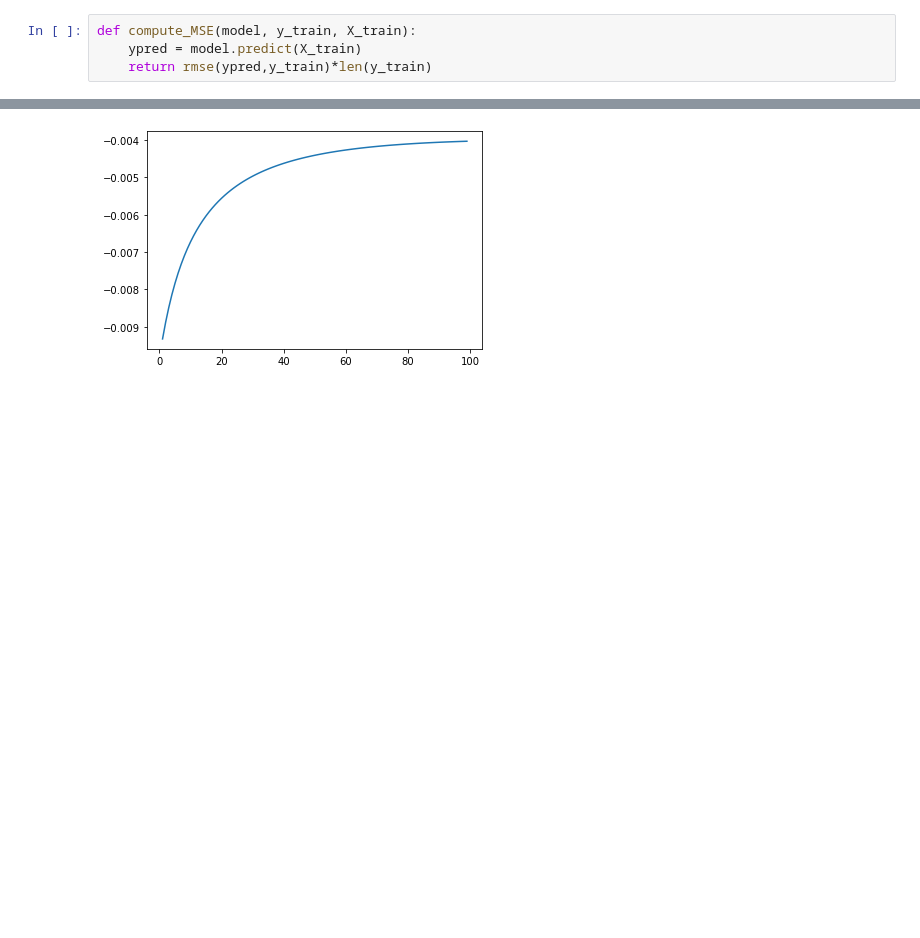
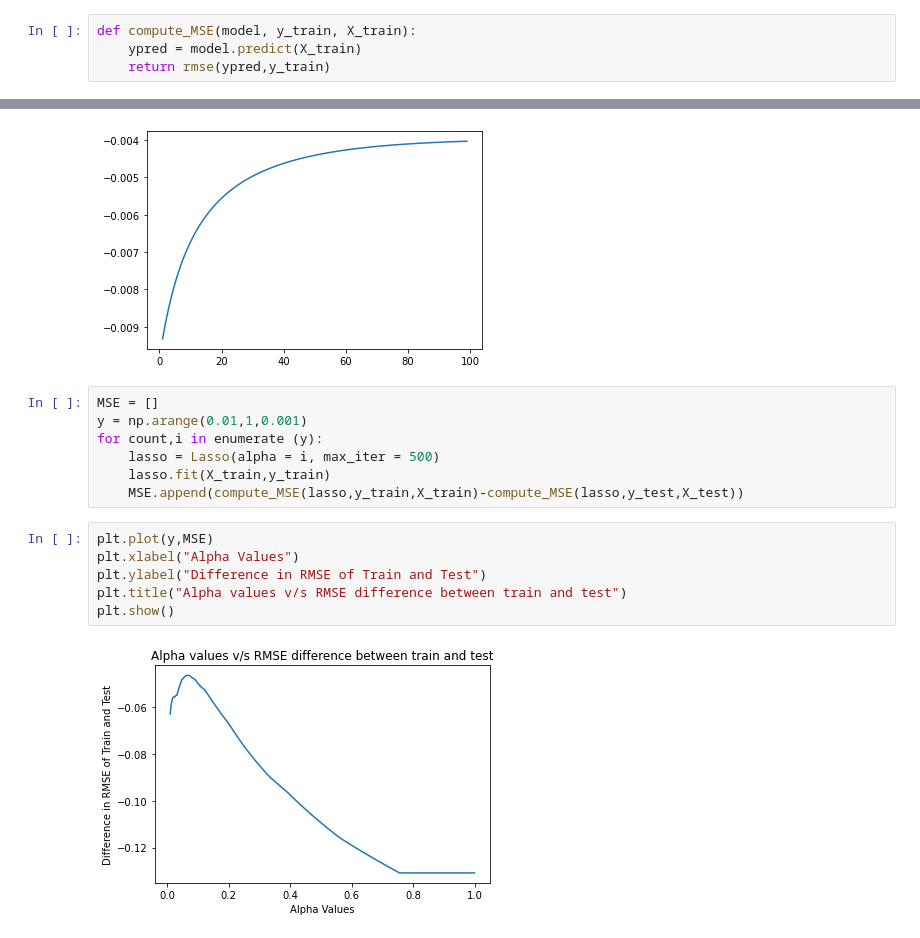
Before and after one commit to muditsharma1234/Machine-Learning-Basics, a Jupyter notebook: 2022_05 Advanced Linear Regression/2022_05 Advanced Linear Regression.ipynb, the cells around one changed output, grey strips where cells are left out. Saved outputs shown, nothing was run; the diff lists cells and outputs as text; blank space fills up the shorter version.

```diff
--- a/2022_05 Advanced Linear Regression/2022_05 Advanced Linear Regression.ipynb
+++ b/2022_05 Advanced Linear Regression/2022_05 Advanced Linear Regression.ipynb
@@ -522,7 +522,7 @@ However, one question remains why does the regularization lead to a better model
 # %%
 def compute_MSE(model, y_train, X_train):
     ypred = model.predict(X_train)
-    return rmse(ypred,y_train)*len(y_train)
+    return rmse(ypred,y_train)
 # %%
 compute_MSE(lasso,y_train,X_train)
 # %% [output]
@@ -572,3 +572,18 @@ plt.plot(y,intercept)
 # %% [output]
 [<matplotlib.lines.Line2D at 0x...>]
 [figure]
+# %%
+MSE = []
+y = np.arange(0.01,1,0.001)
+for count,i in enumerate (y):
+    lasso = Lasso(alpha = i, max_iter = 500)
+    lasso.fit(X_train,y_train)
+    MSE.append(compute_MSE(lasso,y_train,X_train)-compute_MSE(lasso,y_test,X_test))
+# %%
+plt.plot(y,MSE)
+plt.xlabel("Alpha Values")
+plt.ylabel("Difference in RMSE of Train and Test")
+plt.title("Alpha values v/s RMSE difference between train and test")
+plt.show()
+# %% [output]
+[figure, added]
```
Also changed, not shown: parts of 4 cells of this notebook, 10 other files.
